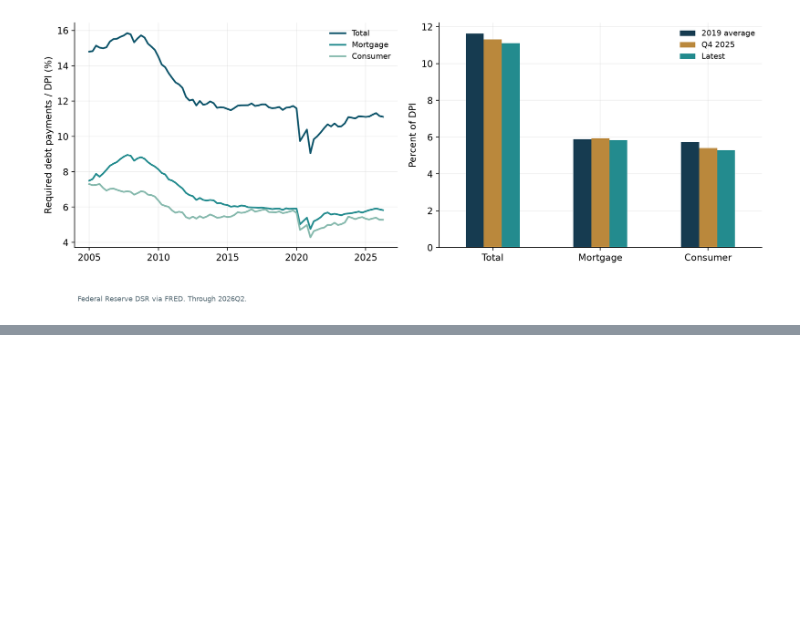
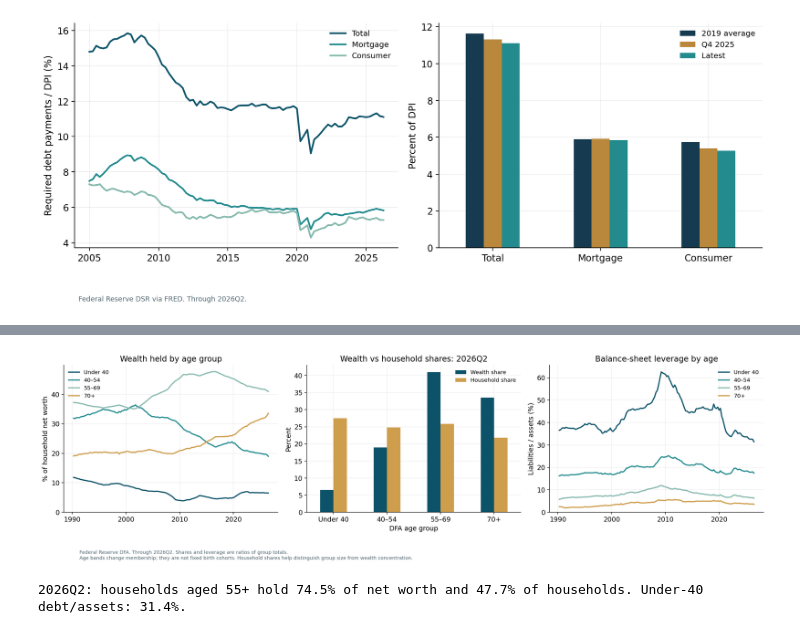
Before and after one commit to halim-12/test, a Jupyter notebook: Consumer Charts.ipynb, the cells around one changed output, grey strips where cells are left out. Saved outputs shown, nothing was run; the diff lists cells and outputs as text; code cells hidden in the pictures; blank space fills up the shorter version.

```diff
--- a/Consumer Charts.ipynb
+++ b/Consumer Charts.ipynb
@@ -22,6 +22,8 @@ from IPython.display import display, Image
 
 AS_OF = pd.Timestamp.today().normalize()
 INCOME_CHART_START = '2025'  # Set to '2010' to display the longer income history.
+DFA_START = '1990'  # Display start for the two additional DFA charts.
+DFA_INCOME_GROUPS = 'all'  # Or ['All households'], ['40–60%'], or any list of Q labels below.
 OUT = Path('outputs/simple')
 OUT.mkdir(parents=True, exist_ok=True)
 Q = ['0–20%', '20–40%', '40–60%', '60–80%', '80–100%']
@@ -212,6 +214,7 @@ annualized flows. Liquid assets are deposits plus money-market funds.
 # %%
 with zipfile.ZipFile(download('https://www.federalreserve.gov/releases/z1/dataviz/download/zips/dfa.zip')) as archive:
     dfa = pd.read_csv(archive.open('dfa-income-levels-detail.csv'))
+    dfa_age = pd.read_csv(archive.open('dfa-age-levels-detail.csv'))
 dfa['quarter'] = pd.PeriodIndex(dfa.Date.str.replace(':',''), freq='Q')
 dfa = dfa.loc[dfa.quarter.dt.end_time.dt.normalize() <= AS_OF].copy()
 dfa['group'] = dfa.Category.map(dict(zip(
@@ -318,0 +333,38 @@ show(fig, 10, f'Federal Reserve DSR via FRED. Through {dsr.index[-1].to_period("
+# %%
+AGE = {'ageunder40':'Under 40', 'age40to54':'40–54', 'age55to69':'55–69', 'age70plus':'70+'}
+dfa_age['quarter'] = pd.PeriodIndex(dfa_age.Date.str.replace(':',''), freq='Q')
+dfa_age = dfa_age.loc[dfa_age.quarter.dt.end_time.dt.normalize() <= AS_OF].copy()
+assert set(dfa_age.Category) == set(AGE), 'Unexpected DFA age categories'
+age = dfa_age.set_index(['quarter','Category']).sort_index()
+def by_age(column):
+    return age[column].unstack().reindex(columns=AGE).rename(columns=AGE)
+
+age_wealth = by_age('Net worth')
+age_shares = age_wealth.div(age_wealth.sum(axis=1), axis=0)*100
+age_households = by_age('Household count')
+age_household_shares = age_households.div(age_households.sum(axis=1), axis=0)*100
+age_leverage = by_age('Liabilities')/by_age('Assets')*100
+latest_age = age_shares.index[-1]
+age_comparison = pd.DataFrame({'Wealth share':age_shares.loc[latest_age],
+                               'Household share':age_household_shares.loc[latest_age]})
+assert np.allclose(age_shares.sum(axis=1), 100)
+assert (age.Assets-age.Liabilities-age['Net worth']).abs().max() <= 2  # $million rounding
+
+fig, ax = plt.subplots(1,3, figsize=(17,5))
+line(ax[0], dates(age_shares), '% of household net worth', DFA_START)
+ax[0].set_title('Wealth held by age group')
+age_comparison.plot.bar(ax=ax[1], rot=0, color=[COLORS[0],COLORS[3]])
+ax[1].set(title=f'Wealth vs household shares: {latest_age}', ylabel='Percent', xlabel='DFA age group')
+ax[1].legend(fontsize=9, frameon=False)
+line(ax[2], dates(age_leverage), 'Liabilities / assets (%)', DFA_START)
+ax[2].set_title('Balance-sheet leverage by age')
+for a in ax:
+    a.set_ylim(bottom=0)
+show(fig, 11, f'Federal Reserve DFA. Through {latest_age}. Shares and leverage are ratios of group totals.\nAge bands change membership; they are not fixed birth cohorts. Household shares help distinguish group size from wealth concentration.')
+older_share = age_shares.loc[latest_age, ['55–69','70+']].sum()
+print(f'{latest_age}: households aged 55+ hold {older_share:.1f}% of net worth and '
+      f'{age_household_shares.loc[latest_age, ["55–69","70+"]].sum():.1f}% of households. '
+      f'Under-40 debt/assets: {age_leverage.loc[latest_age, "Under 40"]:.1f}%.')
+# %% [output]
+[figure, added]
+2026Q2: households aged 55+ hold 74.5% of net worth and 47.7% of households. Under-40 debt/assets: 31.4%.
```
Also changed, not shown: parts of 7 cells of this notebook.
